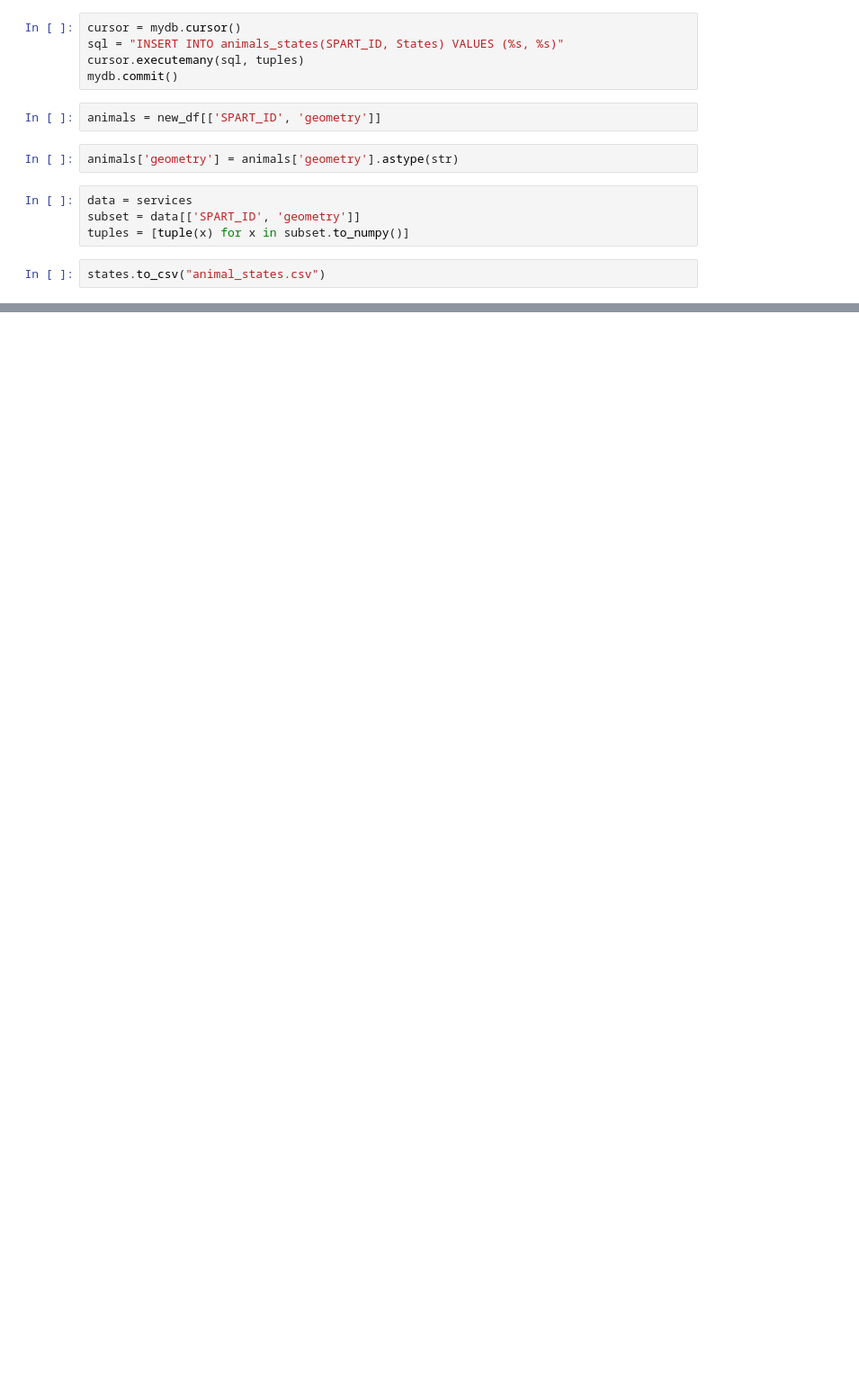
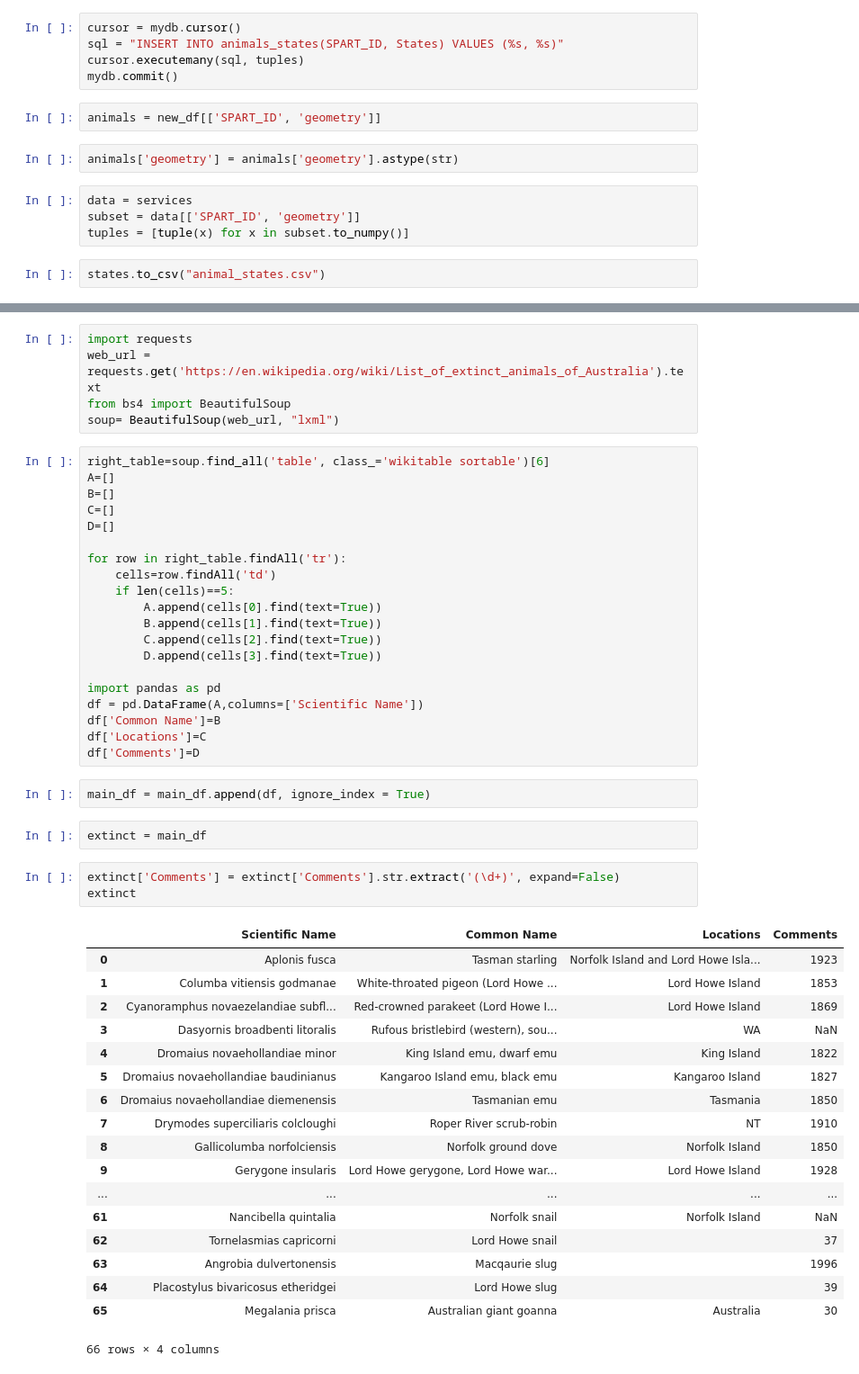
Before and after one commit to ForesFriends/Data-Wrangling-and-Cleaning, a Jupyter notebook: E24 project .ipynb, the cells around one changed output, grey strips where cells are left out. Shown at 90% size. Saved outputs shown, nothing was run; the diff lists cells and outputs as text; blank space fills up the shorter version.

```diff
--- a/E24 project .ipynb
+++ b/E24 project .ipynb
@@ -884,0 +557,51 @@ states.to_csv("animal_states.csv")
+# %%
+import requests
+web_url = requests.get('https://en.wikipedia.org/wiki/List_of_extinct_animals_of_Australia').text
+from bs4 import BeautifulSoup
+soup= BeautifulSoup(web_url, "lxml")
+# %%
+right_table=soup.find_all('table', class_='wikitable sortable')[6]
+A=[]
+B=[]
+C=[]
+D=[]
+
+for row in right_table.findAll('tr'):
+    cells=row.findAll('td')
+    if len(cells)==5:
+        A.append(cells[0].find(text=True))
+        B.append(cells[1].find(text=True))
+        C.append(cells[2].find(text=True))
+        D.append(cells[3].find(text=True))
+
+import pandas as pd
+df = pd.DataFrame(A,columns=['Scientific Name'])
+df['Common Name']=B
+df['Locations']=C
+df['Comments']=D
+# %%
+main_df = main_df.append(df, ignore_index = True)
+# %%
+extinct = main_df
+# %%
+extinct['Comments'] = extinct['Comments'].str.extract('(\d+)', expand=False)
+extinct
+# %% [output]
+|  | Scientific Name | Common Name | Locations | Comments |
+| 0 | Aplonis fusca | Tasman starling | Norfolk Island and Lord Howe Isla... | 1923 |
+| 1 | Columba vitiensis godmanae | White-throated pigeon (Lord Howe ... | Lord Howe Island | 1853 |
+| 2 | Cyanoramphus novaezelandiae subfl... | Red-crowned parakeet (Lord Howe I... | Lord Howe Island | 1869 |
+| 3 | Dasyornis broadbenti litoralis | Rufous bristlebird (western), sou... | WA | NaN |
+| 4 | Dromaius novaehollandiae minor | King Island emu, dwarf emu | King Island | 1822 |
+| 5 | Dromaius novaehollandiae baudinianus | Kangaroo Island emu, black emu | Kangaroo Island | 1827 |
+| 6 | Dromaius novaehollandiae diemenensis | Tasmanian emu | Tasmania | 1850 |
+| 7 | Drymodes superciliaris colcloughi | Roper River scrub-robin | NT | 1910 |
+| 8 | Gallicolumba norfolciensis | Norfolk ground dove | Norfolk Island | 1850 |
+| 9 | Gerygone insularis | Lord Howe gerygone, Lord Howe war... | Lord Howe Island | 1928 |
+| ... | ... | ... | ... | ... |
+| 61 | Nancibella quintalia | Norfolk snail | Norfolk Island | NaN |
+| 62 | Tornelasmias capricorni | Lord Howe snail |  | 37 |
+| 63 | Angrobia dulvertonensis | Macqaurie slug |  | 1996 |
+| 64 | Placostylus bivaricosus etheridgei | Lord Howe slug |  | 39 |
+| 65 | Megalania prisca | Australian giant goanna | Australia | 30 |
+66 rows × 4 columns
```
Also changed, not shown: parts of 95 cells of this notebook.
